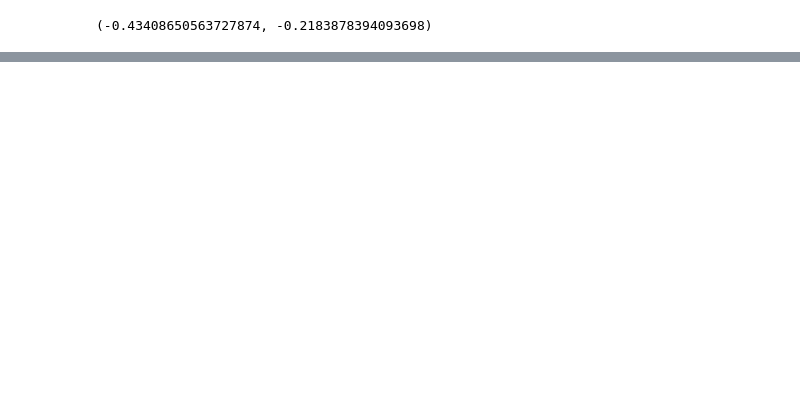
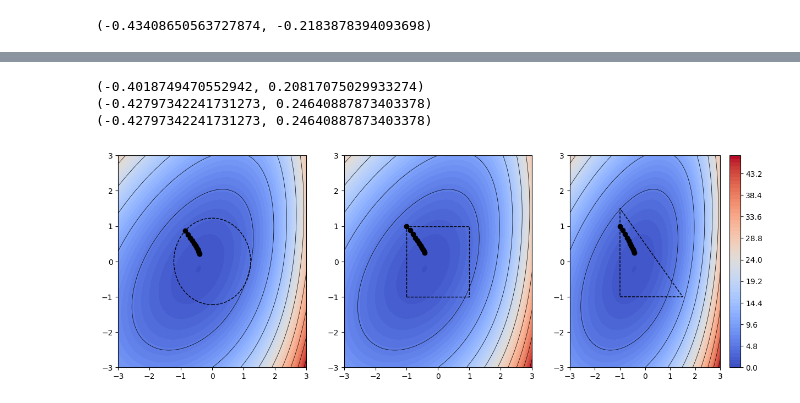
Before and after one commit to MatejVre/Gradient_Descent_Part_1, a Jupyter notebook: gradient_descent.ipynb, the cells around one changed output, grey strips where cells are left out. Cells and saved outputs as stored; diff of their text form; code cells hidden in the pictures; blank space fills up the shorter version.

```diff
--- a/gradient_descent.ipynb
+++ b/gradient_descent.ipynb
@@ -219,0 +283,31 @@ for i, sp in enumerate(shape_pairs):
+# %%
+import copy
+x = np.linspace(-3, 3, 100)
+y = np.linspace(-3, 3, 100)
+X, Y = np.meshgrid(x, y)
+Z = func(X, Y)
+
+T = 50
+L = 14.672
+gamma = np.linalg.norm(np.array([-1, 1]) - og_point) / (np.sqrt(T) * L)
+
+fig, ax = plt.subplots(1, 3, figsize=(15,5))
+contour = plt.contourf(X, Y, Z, levels=60, cmap="coolwarm")
+fig.colorbar(contour)
+returned_points = []
+for i, sp in enumerate(shape_pairs):
+    ax[i].contourf(X, Y, Z, levels=60, cmap="coolwarm")
+    finish, points = projected_gradient_descent(np.array([-1, 1]), gamma, grad_func, sp[0], 10)
+    returned_points.append(points)
+    print(finish)
+    ax[i].contour(X, Y, Z, levels=10, colors="black", linewidths=0.5)
+    ax[i].add_patch(copy.copy(sp[1]))
+    ax[i].set_xlim(-3,3)
+    for point in points:
+        ax[i].plot(*point, "o", c="black")
+    ax[i].plot(*zip(*points), "-", c="black", markersize=4, label="Projected Descent Path")
+# %% [output]
+(-0.4018749470552942, 0.20817075029933274)
+(-0.42797342241731273, 0.24640887873403378)
+(-0.42797342241731273, 0.24640887873403378)
+[figure, added]
```
Also changed, not shown: parts of 9 cells of this notebook.
